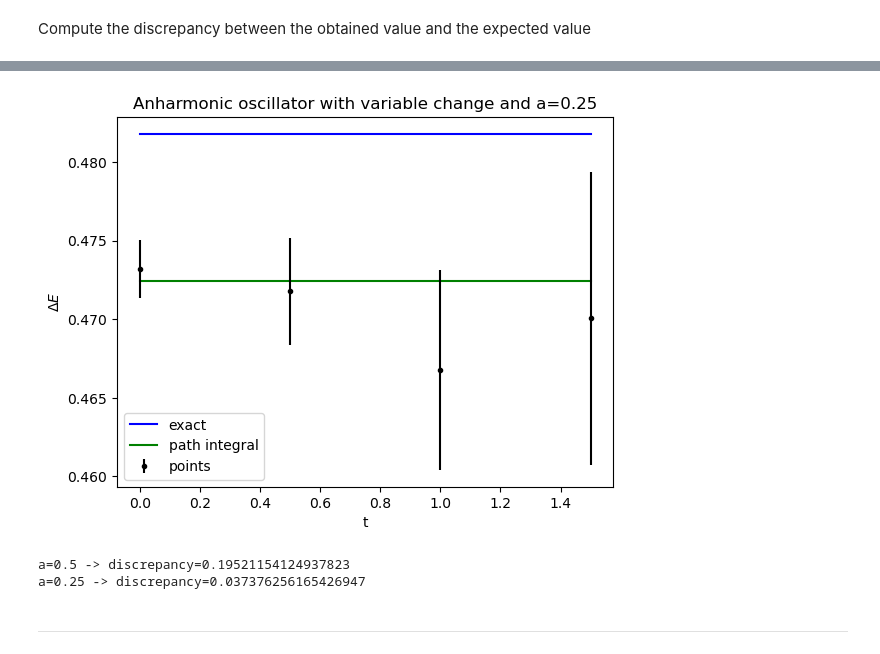
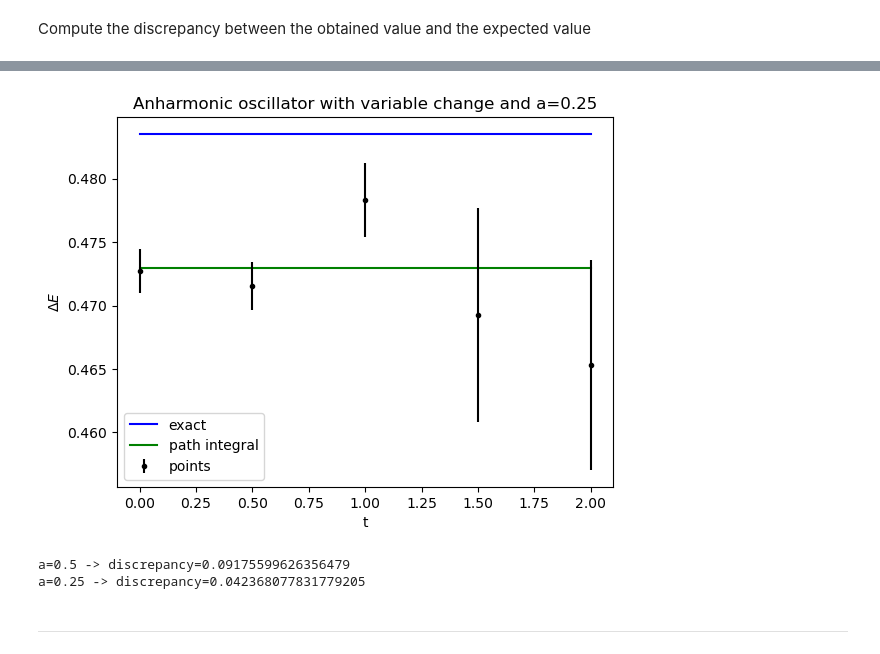
Before and after one commit to lusvelt/path-integral-monte-carlo, a Jupyter notebook: src/anharmonic-oscillator.ipynb, the cells around one changed output, grey strips where cells are left out. Drawn from its saved outputs; the diff is of its cells as text; code cells hidden in the pictures.

```diff
--- a/src/anharmonic-oscillator.ipynb
+++ b/src/anharmonic-oscillator.ipynb
@@ -77,3 +81,5 @@ delta_E_avg_imp2, delta_E_err_imp2 = an_osc_imp2.compute_delta_E_pimc(functional
+# %%
+delta_E_avg_imp1, delta_E_err_imp1, delta_E_avg_imp2, delta_E_err_imp2 = st.load('anharmonic_oscillator_improved')
 # %%
 fig = plot_delta_E(delta_E_avg_imp1, delta_E_err_imp1,
                    exact=delta_E_exact_imp1,
@@ -183,7 +189,7 @@ fig.show()
 Estimate $\Delta E$ from the path integration results
 # %%
 # Choose how many points to use to estimate \Delta E
-N_selected_points = 4
+N_selected_points = 5
 # %%
 delta_E_computed_avg1, delta_E_computed_err1 = utils.get_weighted_avg_and_err(data=delta_E_avg_corr1, errs=delta_E_err_corr1, N_points=N_selected_points)
 delta_E_computed_avg2, delta_E_computed_err2 = utils.get_weighted_avg_and_err(data=delta_E_avg_corr2, errs=delta_E_err_corr2, N_points=N_selected_points)
@@ -202,21 +208,21 @@ fig.show()
 # %%
 fig = plot_delta_E(delta_E_avg_corr2, delta_E_err_corr2,
-                   exact=delta_E_exact_corr2,
+                   exact=delta_E_exact_imp2,
                    a=a1,
                    title=f"Anharmonic oscillator with variable change and a={a2}",
                    n=N_selected_points,
                    fit=delta_E_computed_avg2)
 fig.show()
 # %% [output]
-[figure, old version]
+[figure, new version]
 # %%
-discrepancy1 = np.abs(delta_E_exact_corr1 - delta_E_computed_avg1)/a1
-discrepancy2 = np.abs(delta_E_exact_corr2 - delta_E_computed_avg2)/a2
+discrepancy1 = np.abs(delta_E_exact_imp1 - delta_E_computed_avg1)/a1
+discrepancy2 = np.abs(delta_E_exact_imp2 - delta_E_computed_avg2)/a2
 
 print(f"a={a1} -> discrepancy={discrepancy1}")
 print(f"a={a2} -> discrepancy={discrepancy2}")
 # %% [output]
-a=0.5 -> discrepancy=0.19521154124937823
-a=0.25 -> discrepancy=0.037376256165426947
+a=0.5 -> discrepancy=0.09175599626356479
+a=0.25 -> discrepancy=0.042368077831779205
 # %% [markdown]
 ---
```
Also changed, not shown: parts of 24 cells of this notebook, 5 other files.
